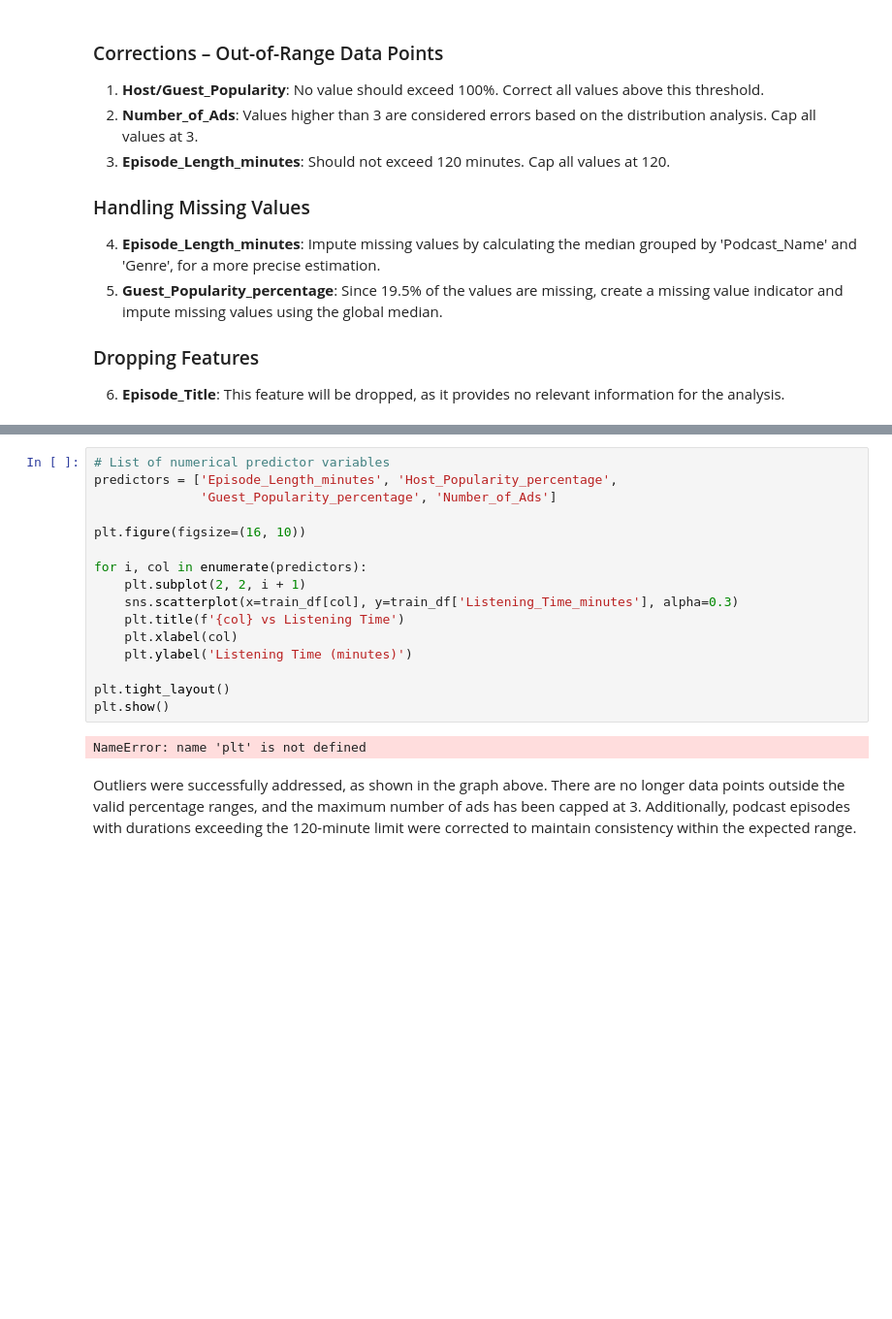
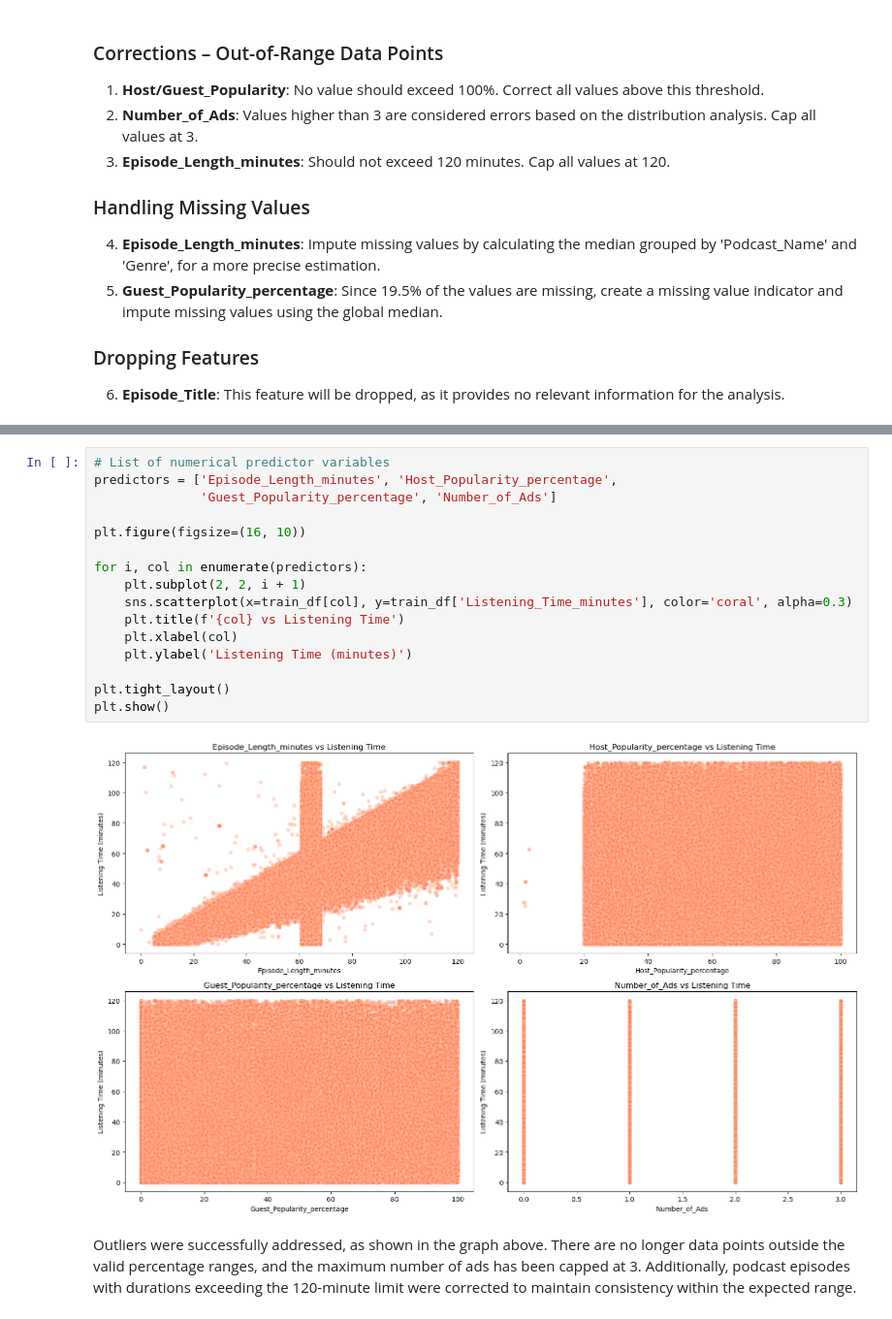
Before and after one commit to Elvis-Jekir/podcast_prediction, a Jupyter notebook: Podcast_Prediction_Final.ipynb, the cells around one changed output, grey strips where cells are left out. Shown at 97% size. Saved outputs shown, nothing was run; the diff lists cells and outputs as text; blank space fills up the shorter version.

```diff
--- a/Podcast_Prediction_Final.ipynb
+++ b/Podcast_Prediction_Final.ipynb
@@ -414,21 +478,21 @@ test_df.drop(columns=['Episode_Title'], inplace=True)
 # %%
 # List of numerical predictor variables
 predictors = ['Episode_Length_minutes', 'Host_Popularity_percentage',
               'Guest_Popularity_percentage', 'Number_of_Ads']
 
 plt.figure(figsize=(16, 10))
 
 for i, col in enumerate(predictors):
     plt.subplot(2, 2, i + 1)
-    sns.scatterplot(x=train_df[col], y=train_df['Listening_Time_minutes'], alpha=0.3)
+    sns.scatterplot(x=train_df[col], y=train_df['Listening_Time_minutes'], color='coral', alpha=0.3)
     plt.title(f'{col} vs Listening Time')
     plt.xlabel(col)
     plt.ylabel('Listening Time (minutes)')
 
 plt.tight_layout()
 plt.show()
 # %% [output]
-NameError: name 'plt' is not defined
+[figure, added]
 # %% [markdown]
 Outliers were successfully addressed, as shown in the graph above. There are no longer data points outside the valid percentage ranges, and the maximum number of ads has been capped at 3. Additionally, podcast episodes with durations exceeding the 120-minute limit were corrected to maintain consistency within the expected range.
 # %% [markdown]
```
Also changed, not shown: parts of 7 cells of this notebook.
